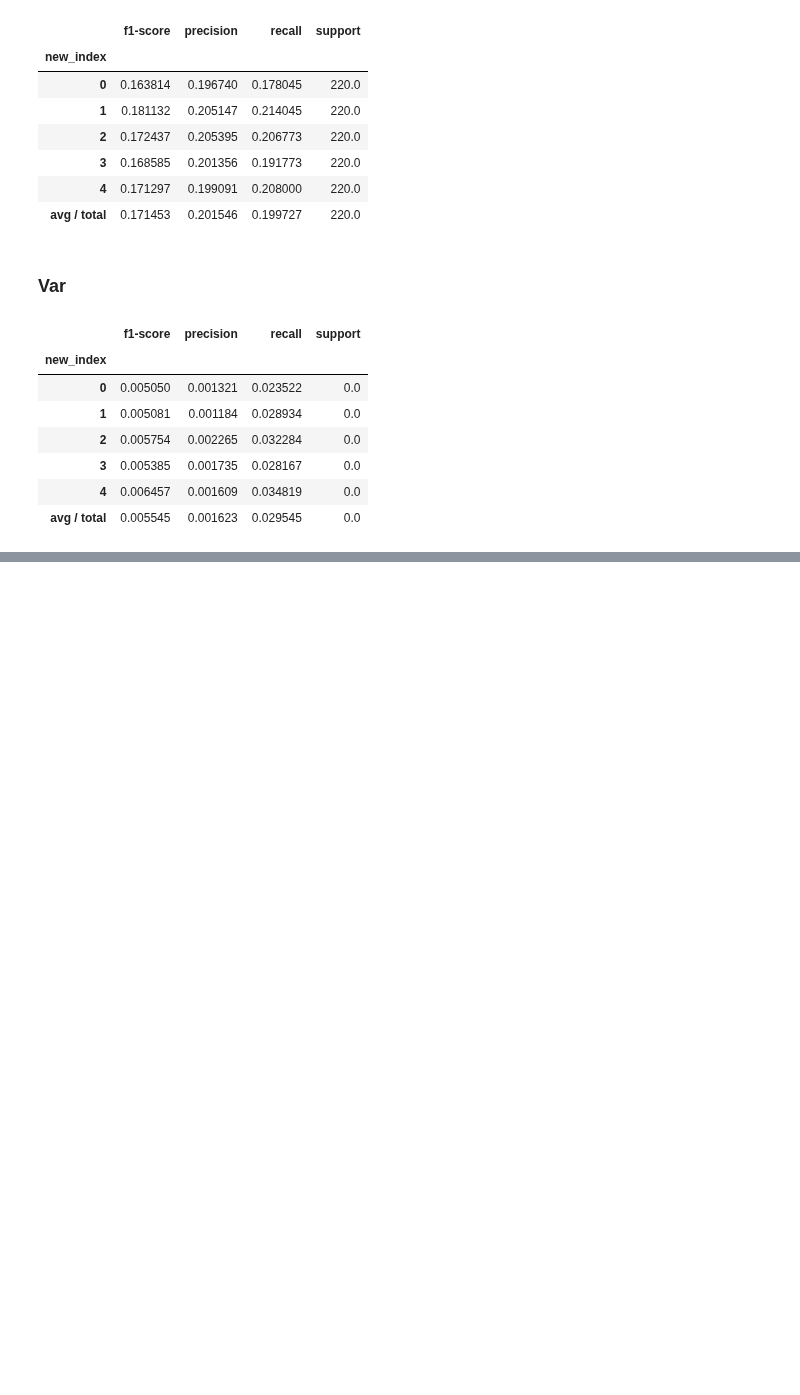
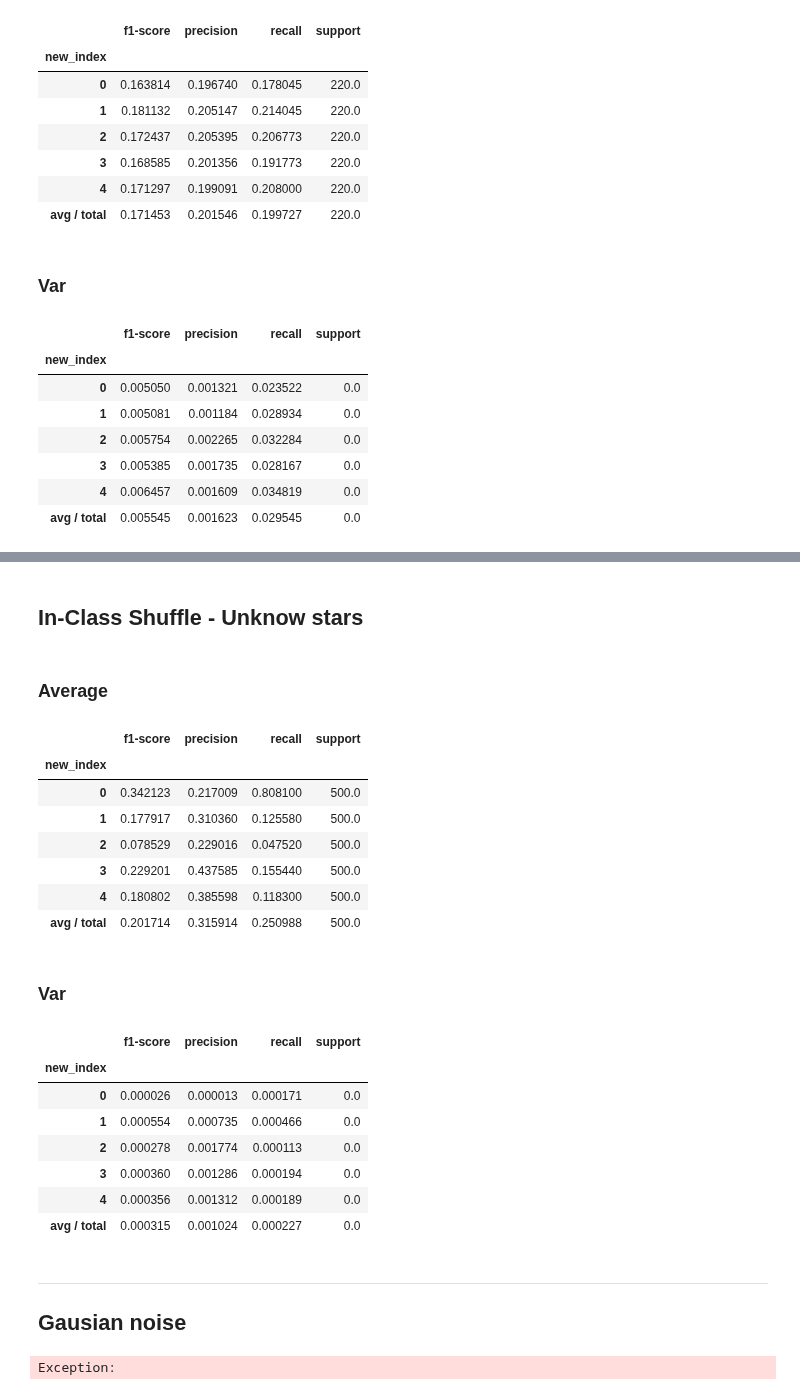
Before and after one commit to carpyncho/vvv_gen_catalog, a Jupyter notebook: detect_tile.ipynb, the cells around one changed output, grey strips where cells are left out. Saved outputs shown, nothing was run; the diff lists cells and outputs as text; code cells hidden in the pictures; blank space fills up the shorter version.

```diff
--- a/detect_tile.ipynb
+++ b/detect_tile.ipynb
@@ -474,0 +576,35 @@ display(print_r(var_r(results=unk_shuffle)))
+# %%
+d.display(d.Markdown("## In-Class Shuffle - Unknow stars"))
+d.display(d.Markdown("### Average"))
+display(print_r(mean_r(results=cls_unk_shuffle)))
+d.display(d.Markdown("### Var"))
+display(print_r(var_r(results=cls_unk_shuffle)))
+
+del cls_mix_shuffle, cls_rr_shuffle, cls_unk_shuffle
+# %% [output]
+## In-Class Shuffle - Unknow stars
+### Average
+|  | f1-score | precision | recall | support |
+| new_index |  |  |  |  |
+| 0 | 0.342123 | 0.217009 | 0.808100 | 500.0 |
+| 1 | 0.177917 | 0.310360 | 0.125580 | 500.0 |
+| 2 | 0.078529 | 0.229016 | 0.047520 | 500.0 |
+| 3 | 0.229201 | 0.437585 | 0.155440 | 500.0 |
+| 4 | 0.180802 | 0.385598 | 0.118300 | 500.0 |
+| avg / total | 0.201714 | 0.315914 | 0.250988 | 500.0 |
+### Var
+|  | f1-score | precision | recall | support |
+| new_index |  |  |  |  |
+| 0 | 0.000026 | 0.000013 | 0.000171 | 0.0 |
+| 1 | 0.000554 | 0.000735 | 0.000466 | 0.0 |
+| 2 | 0.000278 | 0.001774 | 0.000113 | 0.0 |
+| 3 | 0.000360 | 0.001286 | 0.000194 | 0.0 |
+| 4 | 0.000356 | 0.001312 | 0.000189 | 0.0 |
+| avg / total | 0.000315 | 0.001024 | 0.000227 | 0.0 |
+# %% [markdown]
+----
+## Gausian noise
+# %%
+raise Exception()
+# %% [output]
+Exception:
```
Also changed, not shown: parts of 24 cells of this notebook, 4 other files.
